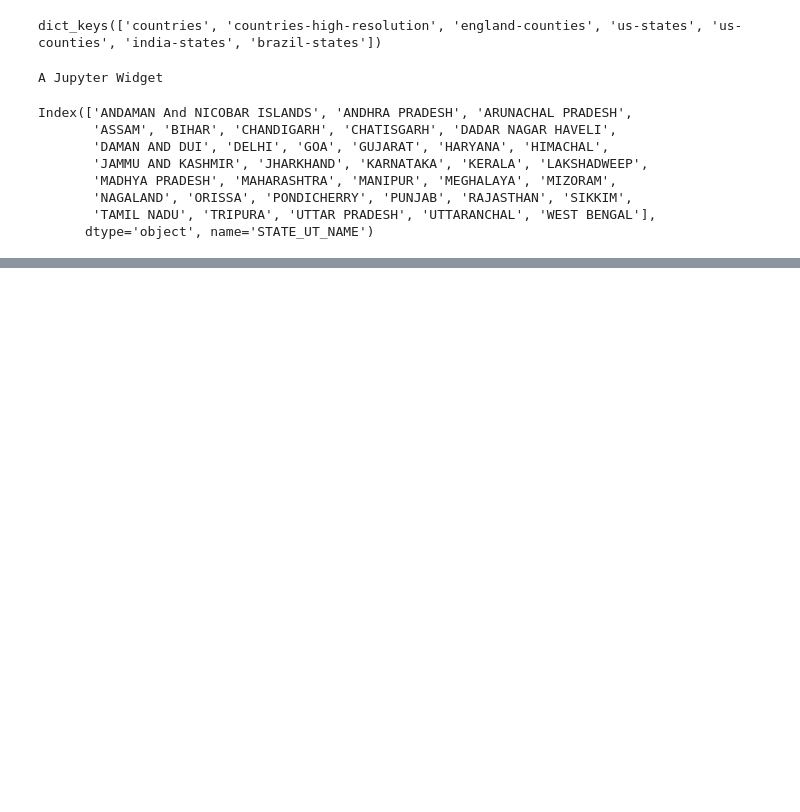
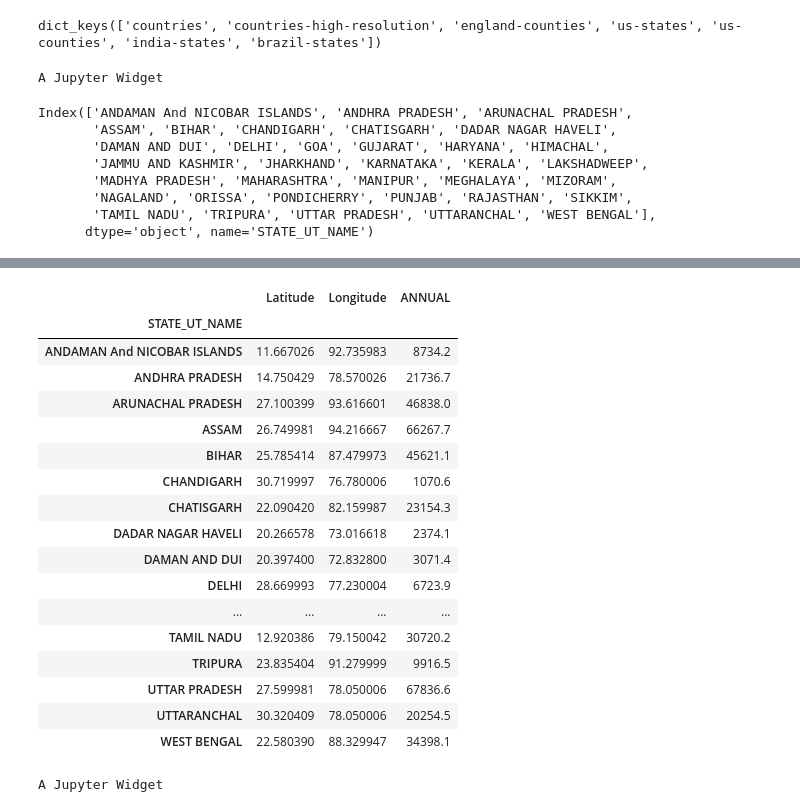
Before and after one commit to saxenakrati09/Indian_Rainfall, a Jupyter notebook: Indian Rainfall.ipynb, the cells around one changed output, grey strips where cells are left out. Drawn from its saved outputs; the diff is of its cells as text; code cells hidden in the pictures; blank space fills up the shorter version.

```diff
--- a/Indian Rainfall.ipynb
+++ b/Indian Rainfall.ipynb
@@ -370,3 +370,38 @@ total_rainfall_in_states.head()
 | ARUNACHAL PRADESH | 859.0 | 1492.7 | 2640.3 | 4402.6 | 4804.2 | 7862.1 | 8761.3 | 6057.6 | 5863.6 | 2828.3 | ... |
 | ASSAM | 424.8 | 856.3 | 2099.6 | 4894.2 | 9014.5 | 12560.0 | 13360.8 | 10189.0 | 8202.6 | 3684.1 | ... |
 | BIHAR | 499.1 | 352.6 | 375.2 | 640.9 | 1963.6 | 6413.7 | 12951.8 | 11000.3 | 8488.4 | 2460.4 | ... |
+# %%
+# Let's plot on the map
+annual_rainfall_states = total_rainfall_in_states[['Latitude', 'Longitude', 'ANNUAL']]
+annual_rainfall_states
+# %% [output]
+|  | Latitude | Longitude | ANNUAL |
+| STATE_UT_NAME |  |  |  |
+| ANDAMAN And NICOBAR ISLANDS | 11.667026 | 92.735983 | 8734.2 |
+| ANDHRA PRADESH | 14.750429 | 78.570026 | 21736.7 |
+| ARUNACHAL PRADESH | 27.100399 | 93.616601 | 46838.0 |
+| ASSAM | 26.749981 | 94.216667 | 66267.7 |
+| BIHAR | 25.785414 | 87.479973 | 45621.1 |
+| CHANDIGARH | 30.719997 | 76.780006 | 1070.6 |
+| CHATISGARH | 22.090420 | 82.159987 | 23154.3 |
+| DADAR NAGAR HAVELI | 20.266578 | 73.016618 | 2374.1 |
+| DAMAN AND DUI | 20.397400 | 72.832800 | 3071.4 |
+| DELHI | 28.669993 | 77.230004 | 6723.9 |
+| ... | ... | ... | ... |
+| TAMIL NADU | 12.920386 | 79.150042 | 30720.2 |
+| TRIPURA | 23.835404 | 91.279999 | 9916.5 |
+| UTTAR PRADESH | 27.599981 | 78.050006 | 67836.6 |
+| UTTARANCHAL | 30.320409 | 78.050006 | 20254.5 |
+| WEST BENGAL | 22.580390 | 88.329947 | 34398.1 |
+# %%
+fig = gmaps.figure()
+gini_layer = gmaps.geojson_layer(india_geojson, fill_color='white')
+fig.add_layer(gini_layer)
+heatmap_layer = gmaps.heatmap_layer(
+                annual_rainfall_states[['Latitude', 'Longitude']], weights = annual_rainfall_states['ANNUAL'],
+                max_intensity = 1000, point_radius = 30.0)
+
+fig.add_layer(heatmap_layer)
+fig
+# %% [output]
+A Jupyter Widget
```
Also changed, not shown: parts of 1 cell of this notebook.
